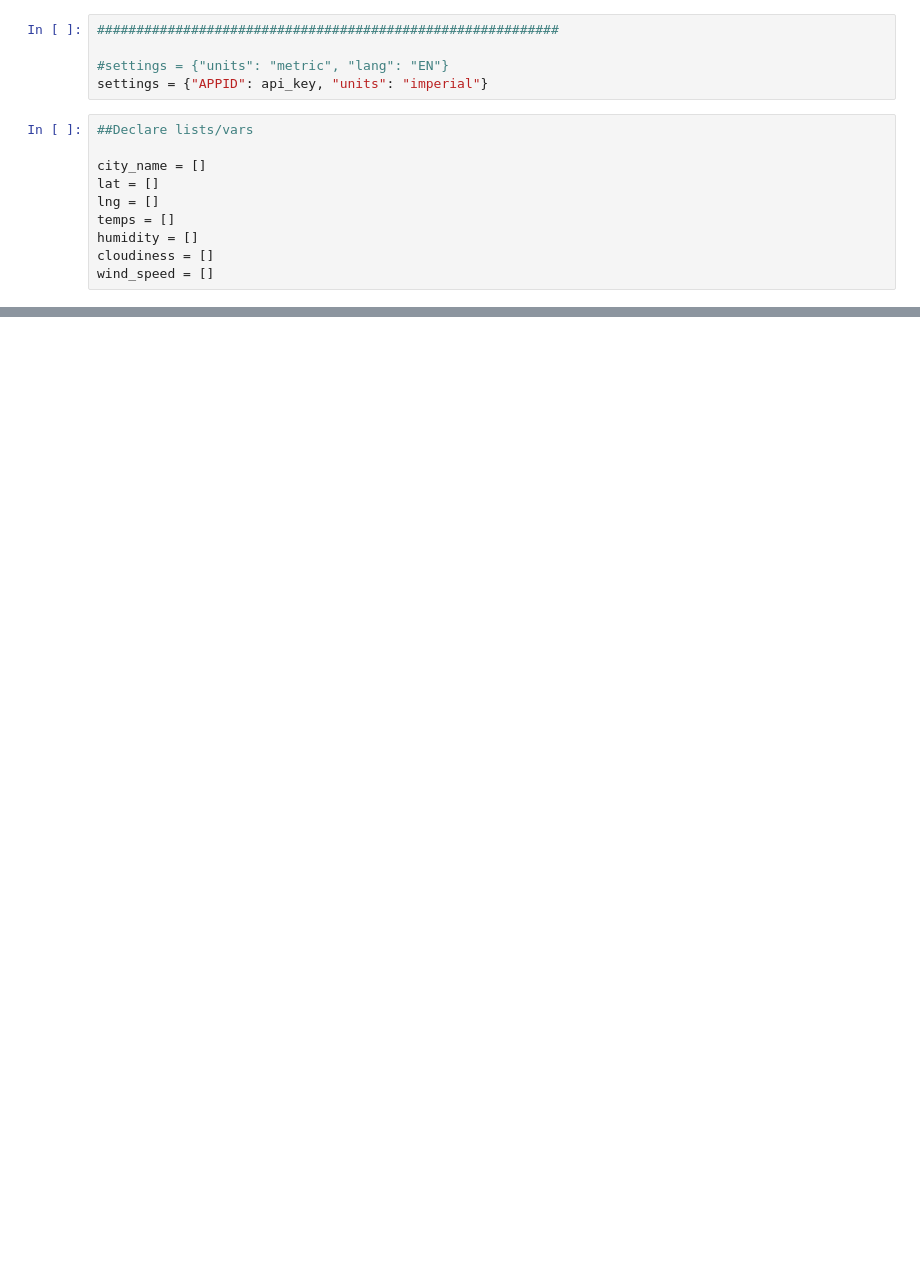
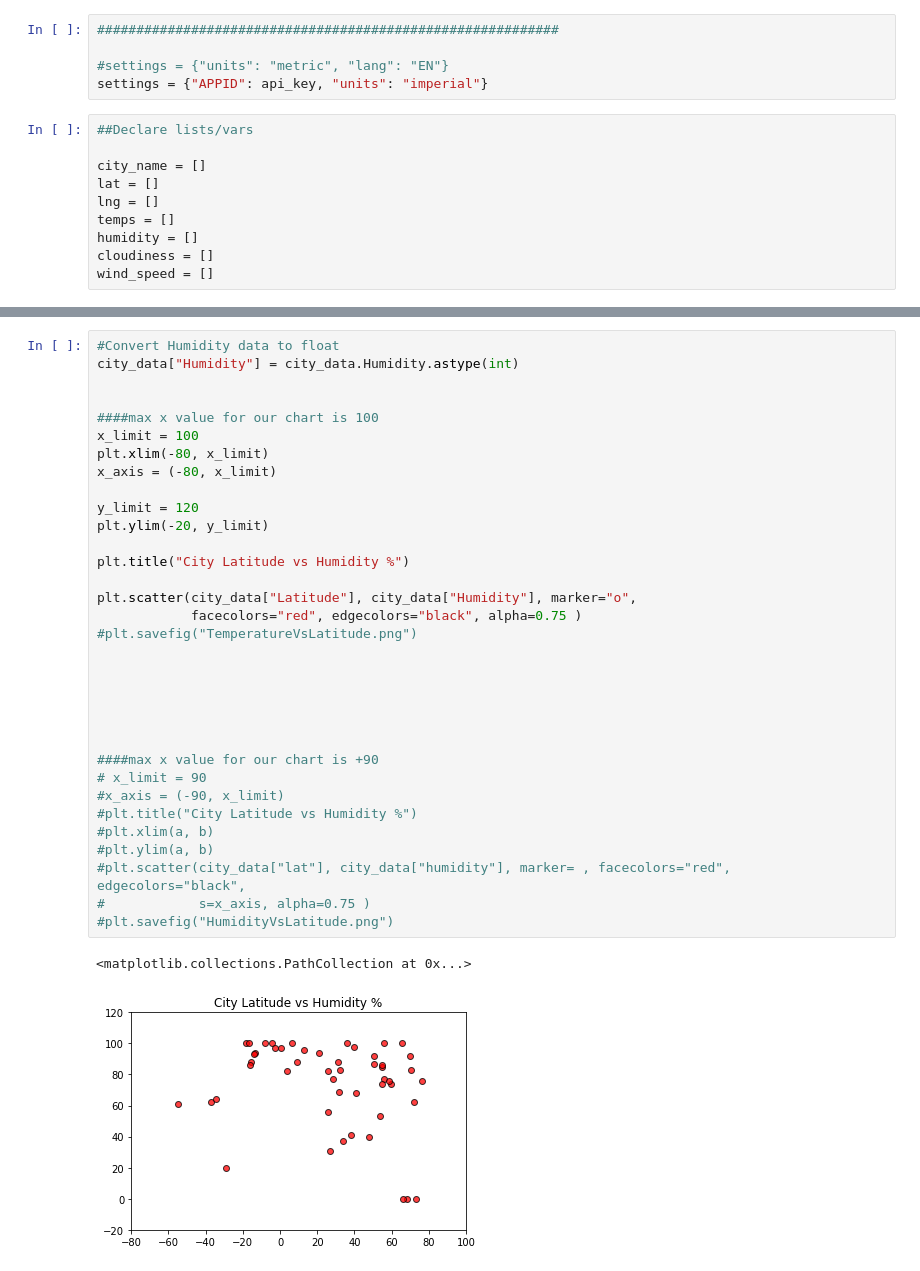
Before and after one commit to EmmanuelFabre/06_APIs, a Jupyter notebook: Assignment_6_WeatherPy.ipynb, the cells around one changed output, grey strips where cells are left out. Saved outputs shown, nothing was run; the diff lists cells and outputs as text; blank space fills up the shorter version.

```diff
--- a/Assignment_6_WeatherPy.ipynb
+++ b/Assignment_6_WeatherPy.ipynb
@@ -231,0 +146,36 @@ city_data.head()
+# %%
+#Convert Humidity data to float
+city_data["Humidity"] = city_data.Humidity.astype(int)
+
+
+####max x value for our chart is 100
+x_limit = 100
+plt.xlim(-80, x_limit)
+x_axis = (-80, x_limit)
+
+y_limit = 120
+plt.ylim(-20, y_limit)
+
+plt.title("City Latitude vs Humidity %")
+
+plt.scatter(city_data["Latitude"], city_data["Humidity"], marker="o",
+            facecolors="red", edgecolors="black", alpha=0.75 )
+#plt.savefig("TemperatureVsLatitude.png")
+
+
+
+
+
+
+####max x value for our chart is +90
+# x_limit = 90
+#x_axis = (-90, x_limit)
+#plt.title("City Latitude vs Humidity %")
+#plt.xlim(a, b)
+#plt.ylim(a, b)
+#plt.scatter(city_data["lat"], city_data["humidity"], marker= , facecolors="red", edgecolors="black",
+#            s=x_axis, alpha=0.75 )
+#plt.savefig("HumidityVsLatitude.png")
+# %% [output]
+<matplotlib.collections.PathCollection at 0x...>
+[figure, added]
```
Also changed, not shown: parts of 15 cells of this notebook.
